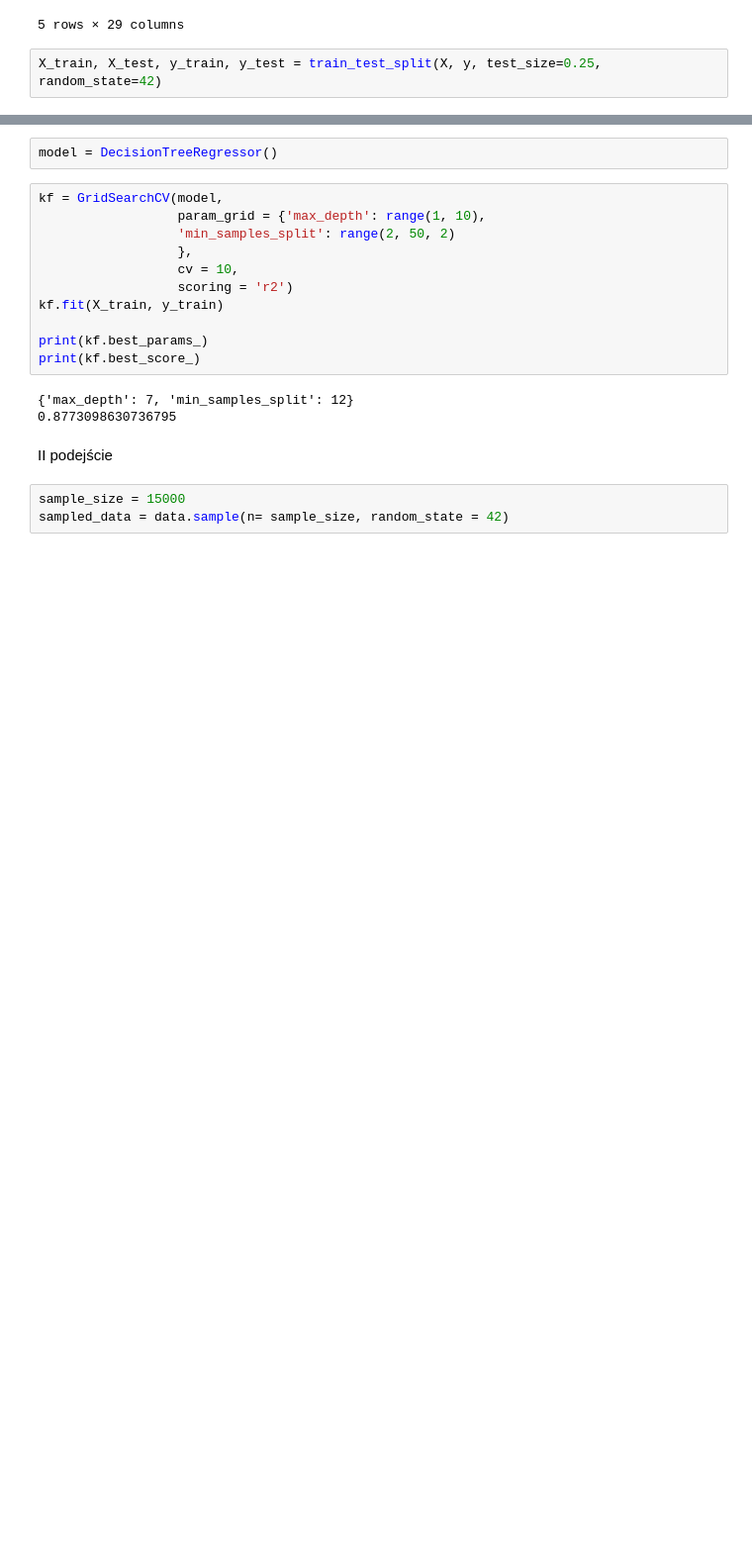
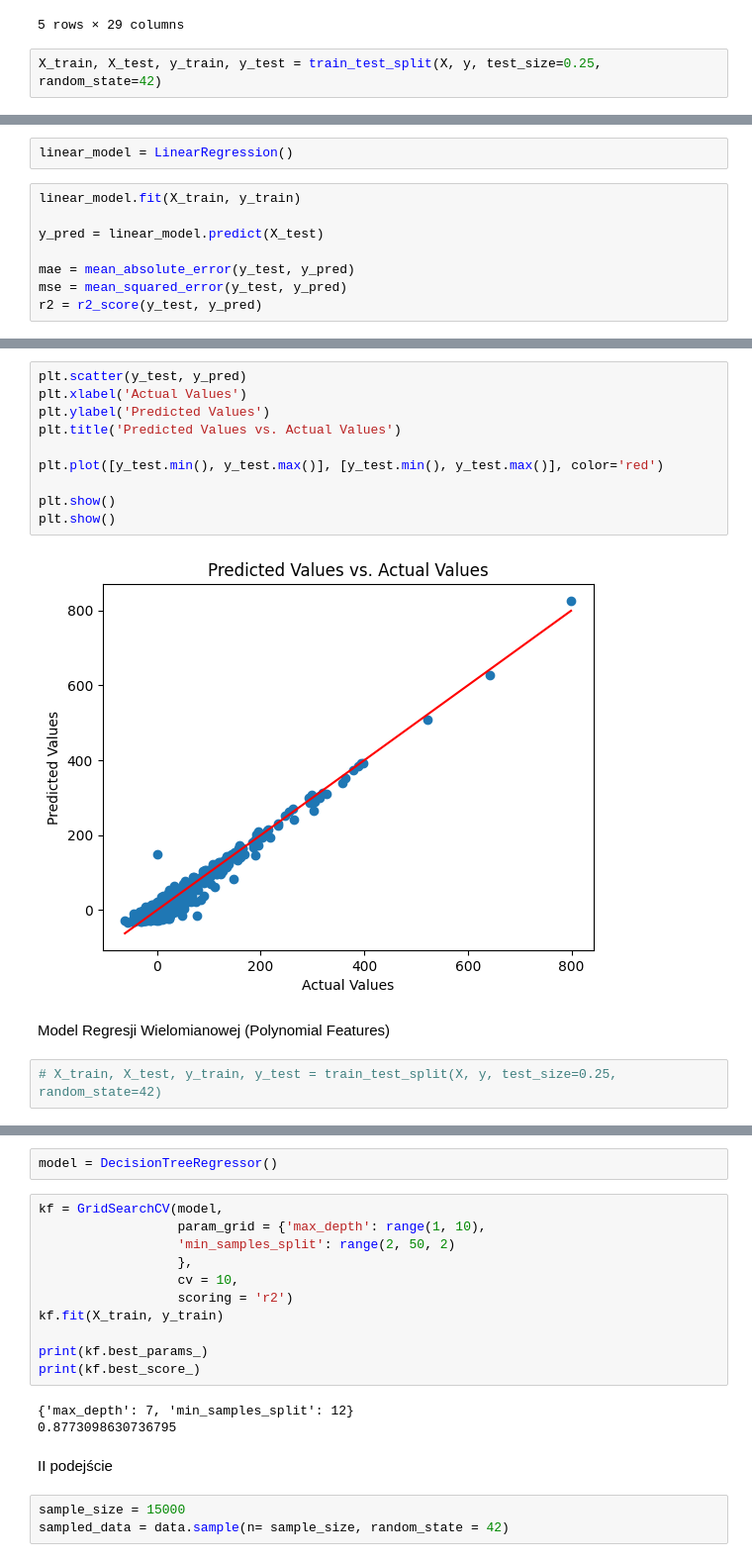
Before and after one commit to lukaszek358/SDA, a Jupyter notebook: projekt_końcowy_modelowanie_FINAL.ipynb, the cells around one changed output, grey strips where cells are left out. Shown: that part at 99% size. Cells and saved outputs as stored; diff of their text form; blank space fills up the shorter version.

```diff
--- a/projekt_końcowy_modelowanie_FINAL.ipynb
+++ b/projekt_końcowy_modelowanie_FINAL.ipynb
@@ -63,0 +65,10 @@ X_train, X_test, y_train, y_test = train_test_split(X, y, test_size=0.25, random
+# %%
+linear_model = LinearRegression()
+# %%
+linear_model.fit(X_train, y_train)
+
+y_pred = linear_model.predict(X_test)
+
+mae = mean_absolute_error(y_test, y_pred)
+mse = mean_squared_error(y_test, y_pred)
+r2 = r2_score(y_test, y_pred)
@@ -63,0 +83,16 @@ X_train, X_test, y_train, y_test = train_test_split(X, y, test_size=0.25, random
+# %%
+plt.scatter(y_test, y_pred)
+plt.xlabel('Actual Values')
+plt.ylabel('Predicted Values')
+plt.title('Predicted Values vs. Actual Values')
+
+plt.plot([y_test.min(), y_test.max()], [y_test.min(), y_test.max()], color='red')
+
+plt.show()
+plt.show()
+# %% [output]
+[figure, added]
+# %% [markdown]
+Model Regresji Wielomianowej (Polynomial Features)
+# %%
+# X_train, X_test, y_train, y_test = train_test_split(X, y, test_size=0.25, random_state=42)
```
Also changed, not shown: parts of 20 cells of this notebook.
